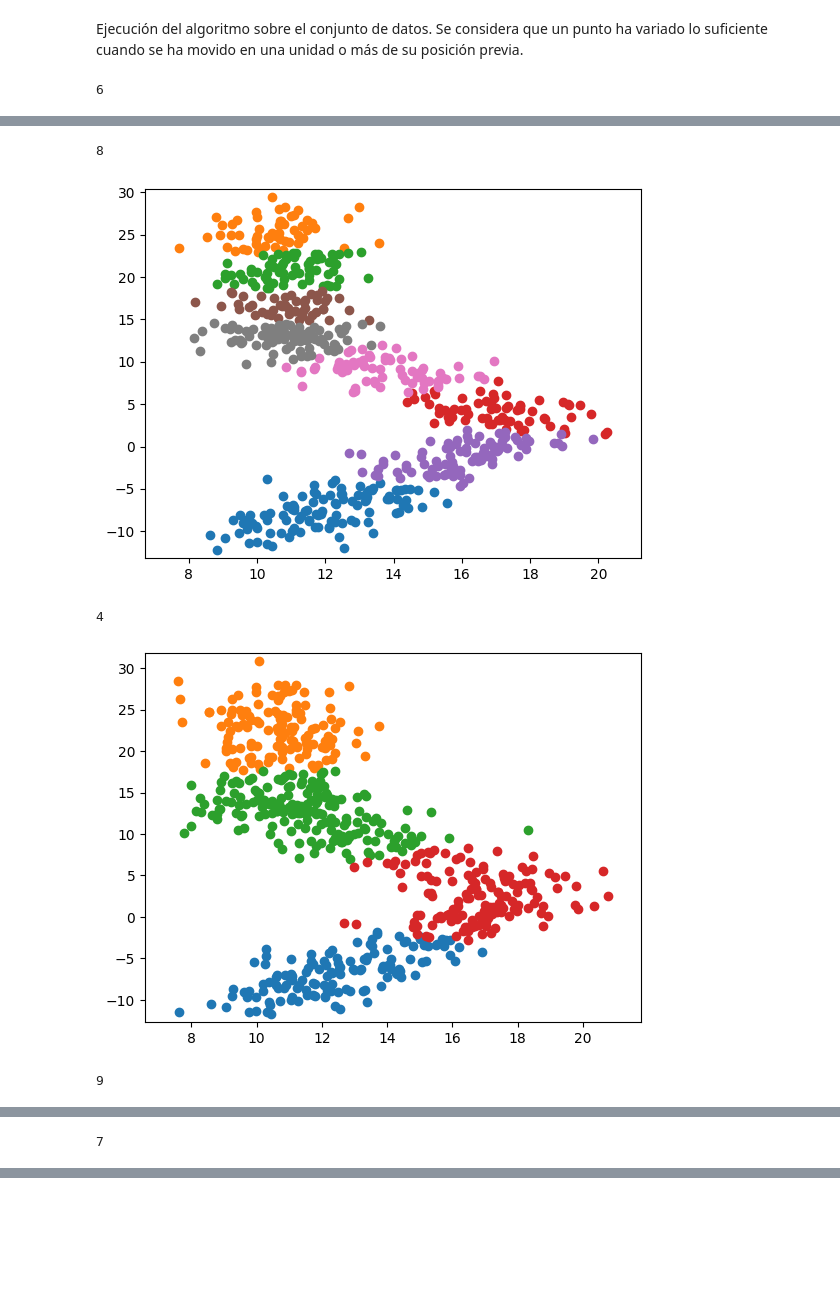
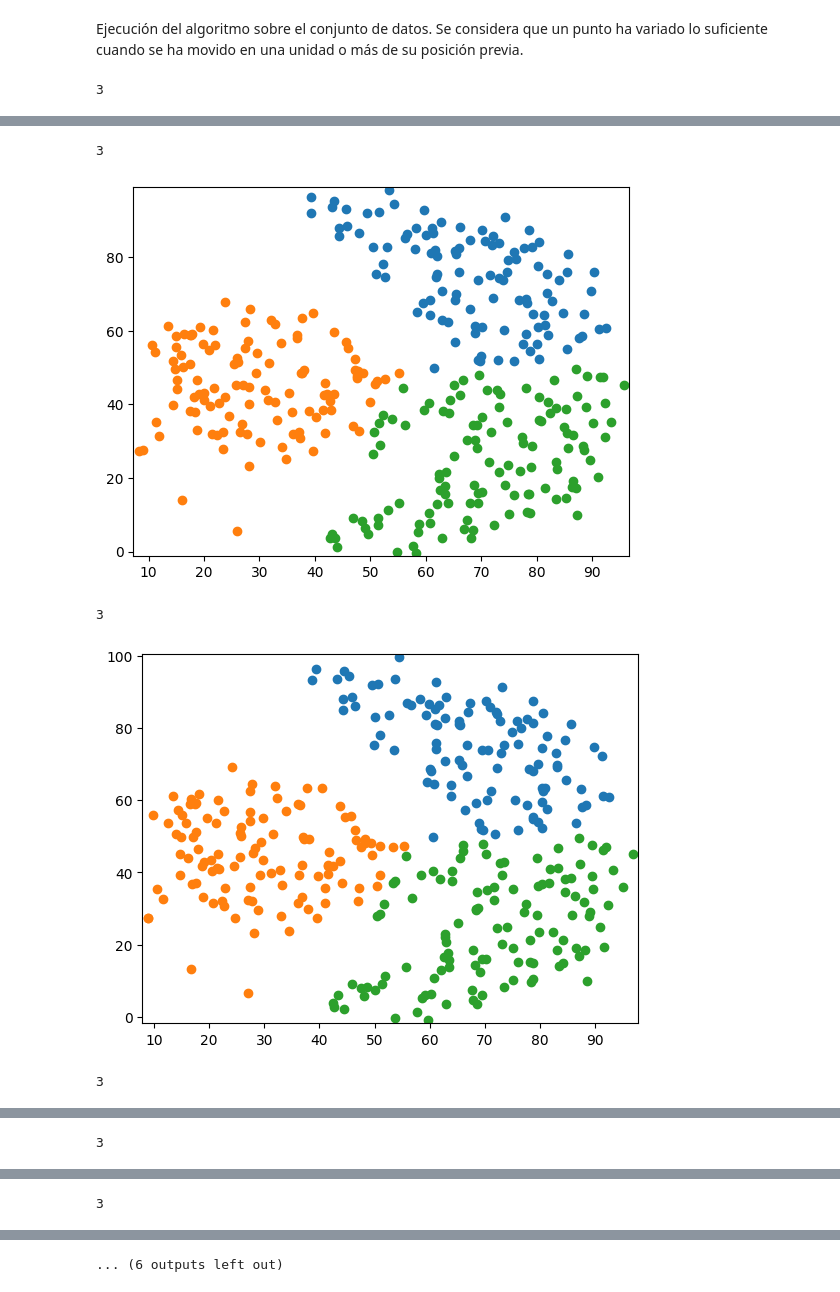
Before and after one commit to Vaalar/Free-Floating-Clustering-Optimization, a Jupyter notebook: Clustering/K-means++ Algorithm Calinski-Harabasz Index With Prediction And Random Movement.ipynb, the cells around one changed output, grey strips where cells are left out. Cells and saved outputs as stored; diff of their text form; code cells hidden in the pictures; blank space fills up the shorter version.

```diff
--- a/Clustering/K-means++ Algorithm Calinski-Harabasz Index With Prediction And Random Movement.ipynb
+++ b/Clustering/K-means++ Algorithm Calinski-Harabasz Index With Prediction And Random Movement.ipynb
@@ -10,7 +10,7 @@ import random
 import math
 from sklearn import metrics
 
-with open("Datasets/dataset1.csv") as input_file:
+with open("Datasets/a.csv") as input_file:
     input_values = input_file.read()
 
 x = [] # List of x values
@@ -168,14 +168,14 @@ def hasSignificantVariation(oldPoints, newPoints):
     for i in range(len(newPoints[0])):
         if(math.sqrt(pow((newPoints[0][i] - oldPoints[0][i]), 2) + pow((newPoints[1][i] - oldPoints[1][i]), 2)) > 1):
             variatedPoints = variatedPoints + 1
-    if(variatedPoints > 80):
+    if(variatedPoints > 60):
         return True
     else:
         return False
 
 # Implementamos el movimiento aleatorio de los puntos. Este calcula la variación de forma independiente para cada coordenada
 # de cada punto.
-def movePoints(old_x, old_y, probability=20):
+def movePoints(old_x, old_y, probability=15):
     for i in range(0, len(old_x)):
         if(probability > random.randrange(0, 100)):
             if(50 < random.randrange(0, 100)):
@@ -197,12 +197,12 @@ def movePoints(old_x, old_y, probability=20):
 Ejecución del algoritmo sobre el conjunto de datos. Se considera que un punto ha variado lo suficiente cuando se ha movido en una unidad o más de su posición previa.
 # %%
 executeAndShowKmeans(10)
-for i in range(0, 4):
+for i in range(0, 8):
     old_x = x.copy()
     old_y = y.copy()
     x.clear()
     y.clear()
-    movePoints(old_x, old_y,40) # Mueve los puntos con un valor de 20% de probabilidad de exíto para cada punto
+    movePoints(old_x, old_y, 80) # Mueve los puntos con un valor de 20% de probabilidad de exíto para cada punto
     if(hasSignificantVariation((old_x, old_y, point_class), (x, y, point_class))):
         executeAndShowKmeans(10)
     else: # Si no ha variado lo suficiente, recuperamos las x anteriores
@@ -211,4 +211,4 @@ for i in range(0, 4):
         x = old_x.copy()
         y = old_y.copy()
 # %% [output]
-6
+3
@@ -216,5 +216,5 @@ for i in range(0, 4):
-8
+3
-[figure, old version]
+[figure, new version]
-4
+3
-[figure, old version]
+[figure, new version]
-9
+3
@@ -222 +222 @@ for i in range(0, 4):
-7
+3
@@ -223,0 +224 @@ for i in range(0, 4):
+3
@@ -223,0 +226 @@ for i in range(0, 4):
+... (6 outputs left out)
```
Also changed, not shown: parts of 2 cells of this notebook, 3 other files.
